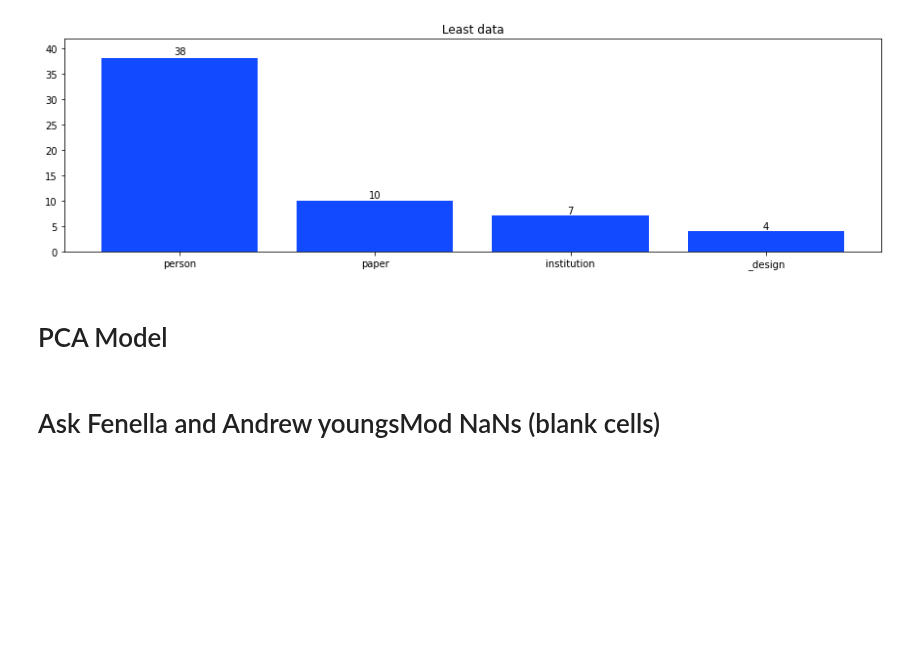
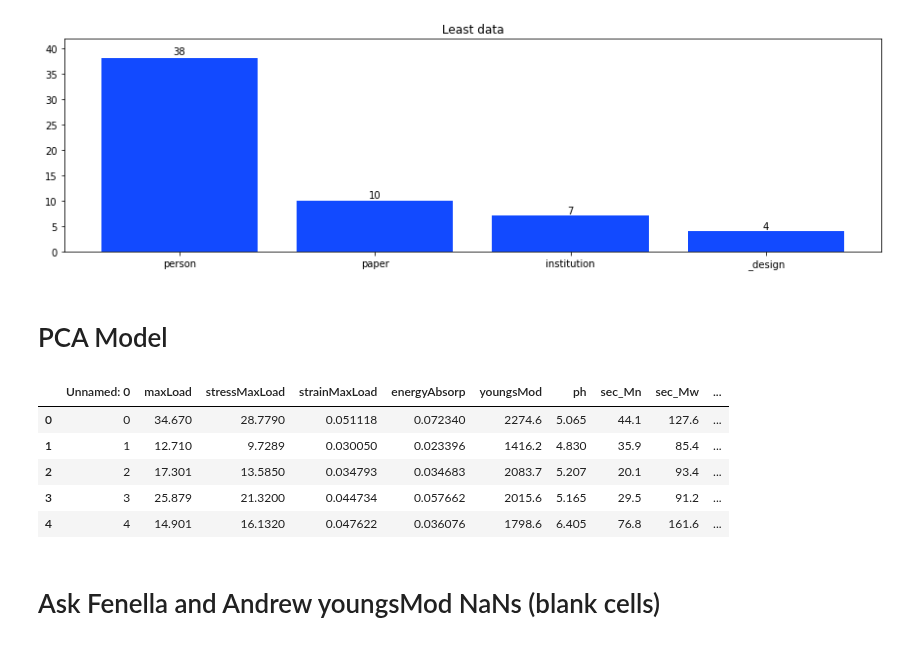
Before and after one commit to hujingc/umsi_loc_anc, a Jupyter notebook: Data Extraction and Visualization.ipynb, the cells around one changed output. Saved outputs shown, nothing was run; the diff lists cells and outputs as text; code cells hidden in the pictures; blank space fills up the shorter version.

Commit message:
Update Data Extraction and Visualization.ipynb
working on train, test split

```diff
--- a/Data Extraction and Visualization.ipynb
+++ b/Data Extraction and Visualization.ipynb
@@ -113,6 +113,13 @@ import numpy as np
 import seaborn as sns
 import matplotlib.pyplot as plt
 # %%
-initData = pd.read_csv("pca_data_davis_cleaned.csv")
+initData = pd.read_csv("numeric_data_for_pca.csv")
 initData.head()
+# %% [output]
+|  | Unnamed: 0 | maxLoad | stressMaxLoad | strainMaxLoad | energyAbsorp | youngsMod | ph | sec_Mn | sec_Mw | ... |
+| 0 | 0 | 34.670 | 28.7790 | 0.051118 | 0.072340 | 2274.6 | 5.065 | 44.1 | 127.6 | ... |
+| 1 | 1 | 12.710 | 9.7289 | 0.030050 | 0.023396 | 1416.2 | 4.830 | 35.9 | 85.4 | ... |
+| 2 | 2 | 17.301 | 13.5850 | 0.034793 | 0.034683 | 2083.7 | 5.207 | 20.1 | 93.4 | ... |
+| 3 | 3 | 25.879 | 21.3200 | 0.044734 | 0.057662 | 2015.6 | 5.165 | 29.5 | 91.2 | ... |
+| 4 | 4 | 14.901 | 16.1320 | 0.047622 | 0.036076 | 1798.6 | 6.405 | 76.8 | 161.6 | ... |
 # %%
```
Also changed, not shown: parts of 22 cells of this notebook.
